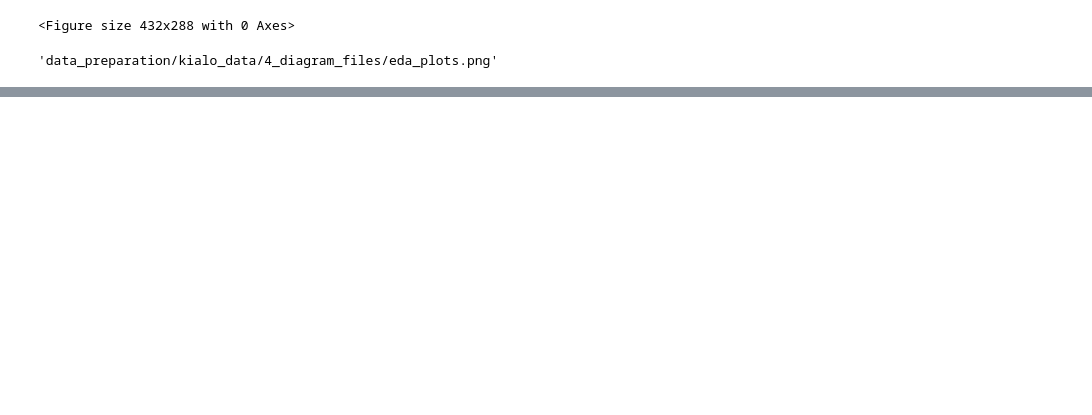
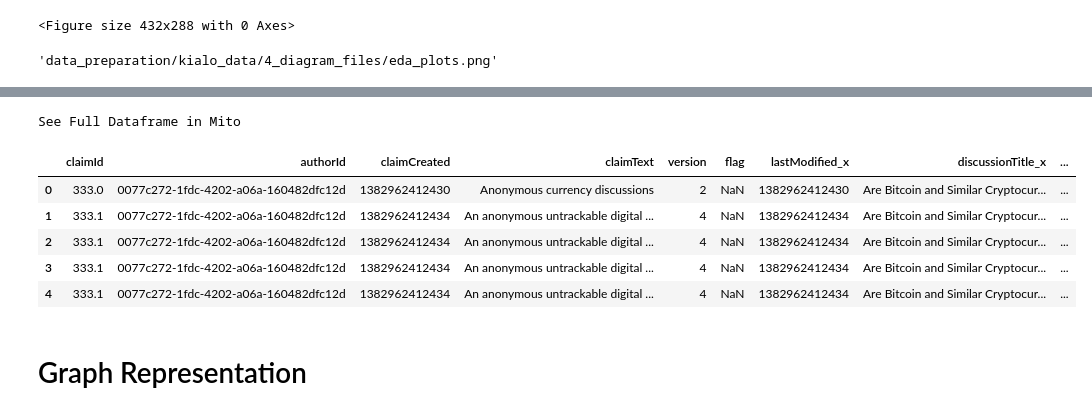
Before and after one commit to digwit678/Can-Language-Models-Follow-Discussions, a Jupyter notebook: data_analysis_v2.ipynb, the cells around one changed output, grey strips where cells are left out. Drawn from its saved outputs; the diff is of its cells as text; code cells hidden in the pictures; blank space fills up the shorter version.

```diff
--- a/data_analysis_v1.ipynb
+++ b/data_analysis_v2.ipynb
@@ -464,0 +529,23 @@ There is a moderate correlation between 'ClaimCreated' and 'LastModified', confi
+# %%
+import pandas as pd
+
+df_claims = pd.read_csv(
+    './data_preparation/kialo_data/2_cleaned_data_JSON/df_claims_clean_with_readable_timestamps.csv')
+df_positions = pd.read_csv(
+    './data_preparation/kialo_data/2_cleaned_data_JSON/df_positions_clean_with_readable_timestamps.csv')
+# Load the cleaned DataFrames with readable timestamps
+df_claims_clean = df_claims
+df_positions_clean = df_positions
+
+# Merge the two DataFrames on 'claimId' and 'targetClaimId'
+df_merged = pd.merge(df_claims_clean, df_positions_clean, left_on='claimId', right_on='targetClaimId', how='left')
+# %%
+df_merged.head()
+# %% [output]
+See Full Dataframe in Mito
+|  | claimId | authorId | claimCreated | claimText | version | flag | lastModified_x | discussionTitle_x | ... |
+| 0 | 333.0 | 0077c272-1fdc-4202-a06a-160482dfc12d | 1382962412430 | Anonymous currency discussions | 2 | NaN | 1382962412430 | Are Bitcoin and Similar Cryptocur... | ... |
+| 1 | 333.1 | 0077c272-1fdc-4202-a06a-160482dfc12d | 1382962412434 | An anonymous untrackable digital ... | 4 | NaN | 1382962412434 | Are Bitcoin and Similar Cryptocur... | ... |
+| 2 | 333.1 | 0077c272-1fdc-4202-a06a-160482dfc12d | 1382962412434 | An anonymous untrackable digital ... | 4 | NaN | 1382962412434 | Are Bitcoin and Similar Cryptocur... | ... |
+| 3 | 333.1 | 0077c272-1fdc-4202-a06a-160482dfc12d | 1382962412434 | An anonymous untrackable digital ... | 4 | NaN | 1382962412434 | Are Bitcoin and Similar Cryptocur... | ... |
+| 4 | 333.1 | 0077c272-1fdc-4202-a06a-160482dfc12d | 1382962412434 | An anonymous untrackable digital ... | 4 | NaN | 1382962412434 | Are Bitcoin and Similar Cryptocur... | ... |
@@ -464,0 +600,2 @@ There is a moderate correlation between 'ClaimCreated' and 'LastModified', confi
+# %% [markdown]
+# Graph Representation
```
Also changed, not shown: parts of 28 cells of this notebook.
